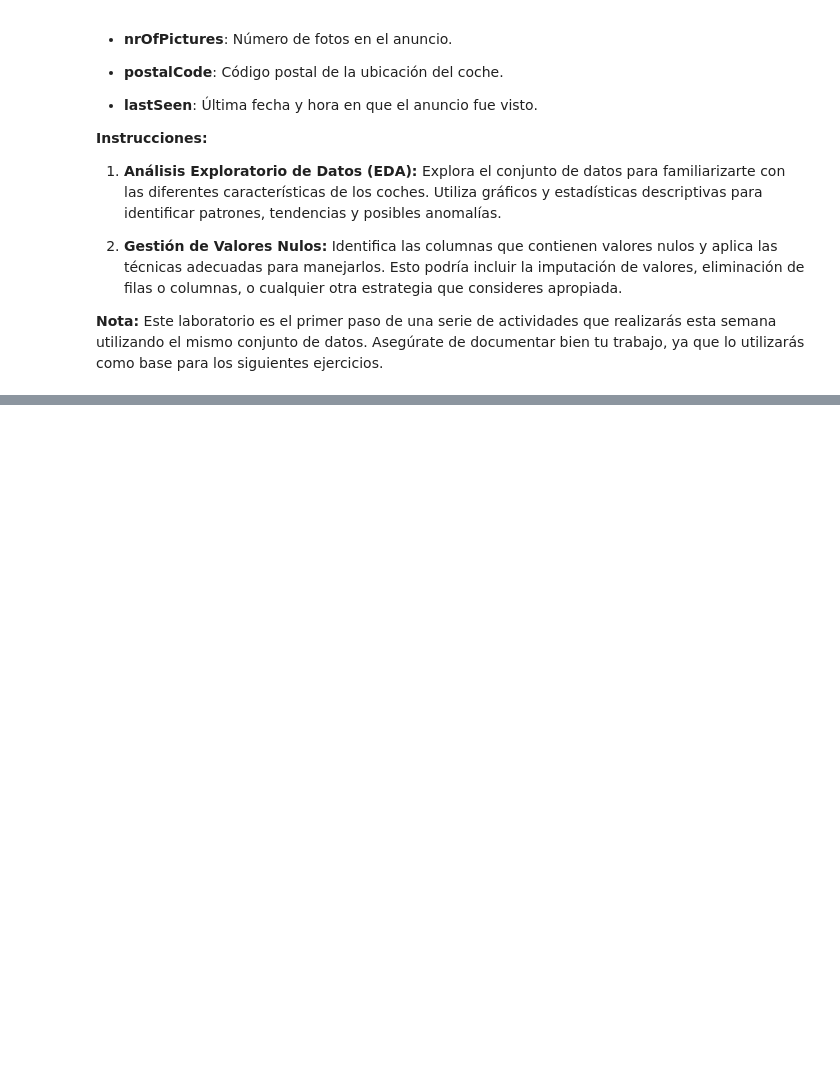
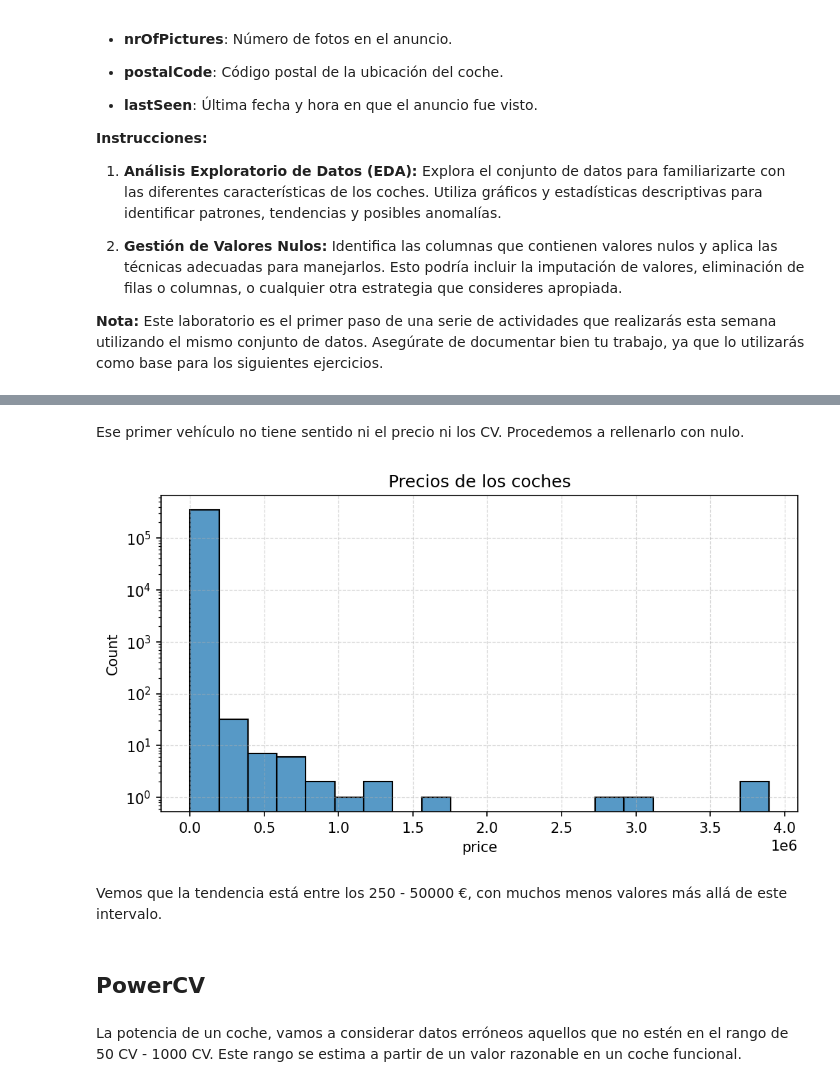
Before and after one commit to yanruwu/hackio-lab-EDA-nulos, a Jupyter notebook: laboratorio-modulo7-leccion01-eda-nulos.ipynb, the cells around one changed output, grey strips where cells are left out. Cells and saved outputs as stored; diff of their text form; code cells hidden in the pictures; blank space fills up the shorter version.

```diff
--- a/laboratorio-modulo7-leccion01-eda-nulos.ipynb
+++ b/laboratorio-modulo7-leccion01-eda-nulos.ipynb
@@ -61,0 +129,2 @@ AutoRenew, una empresa líder en la venta de coches de segunda mano, te ha contr
+# %%
+df[["monthOfRegistration", "yearOfRegistration", "postalCode"]] = df[["monthOfRegistration", "yearOfRegistration", "postalCode"]].astype('O')
@@ -61,0 +196,2 @@ AutoRenew, una empresa líder en la venta de coches de segunda mano, te ha contr
+# %%
+df.drop(columns="nrOfPictures", inplace=True)
@@ -61,0 +276,4 @@ AutoRenew, una empresa líder en la venta de coches de segunda mano, te ha contr
+# %%
+upper_error_index = df[(df["price"] > 1.5e+05) & (df["powerCV"] < 450)].index
+# %%
+df.loc[upper_error_index, "price"] = np.nan
@@ -61,0 +295,2 @@ AutoRenew, una empresa líder en la venta de coches de segunda mano, te ha contr
+# %% [markdown]
+Ese primer vehículo no tiene sentido ni el precio ni los CV. Procedemos a rellenarlo con nulo.
@@ -61,0 +299,17 @@ AutoRenew, una empresa líder en la venta de coches de segunda mano, te ha contr
+# %%
+plt.figure(figsize = (8,4), dpi = 150)
+
+plt.title("Precios de los coches")
+plt.grid(ls = "--", lw = 0.6, alpha = 0.5)
+sns.histplot(df["price"], bins = 20)
+plt.yscale('log')
+
+plt.show()
+# %% [output]
+[figure, added]
+# %% [markdown]
+Vemos que la tendencia está entre los 250 - 50000 €, con muchos menos valores más allá de este intervalo.
+# %% [markdown]
+## PowerCV
+# %% [markdown]
+La potencia de un coche, vamos a considerar datos erróneos aquellos que no estén en el rango de 50 CV - 1000 CV. Este rango se estima a partir de un valor razonable en un coche funcional.
```
Also changed, not shown: parts of 107 cells of this notebook, 1 other file.
